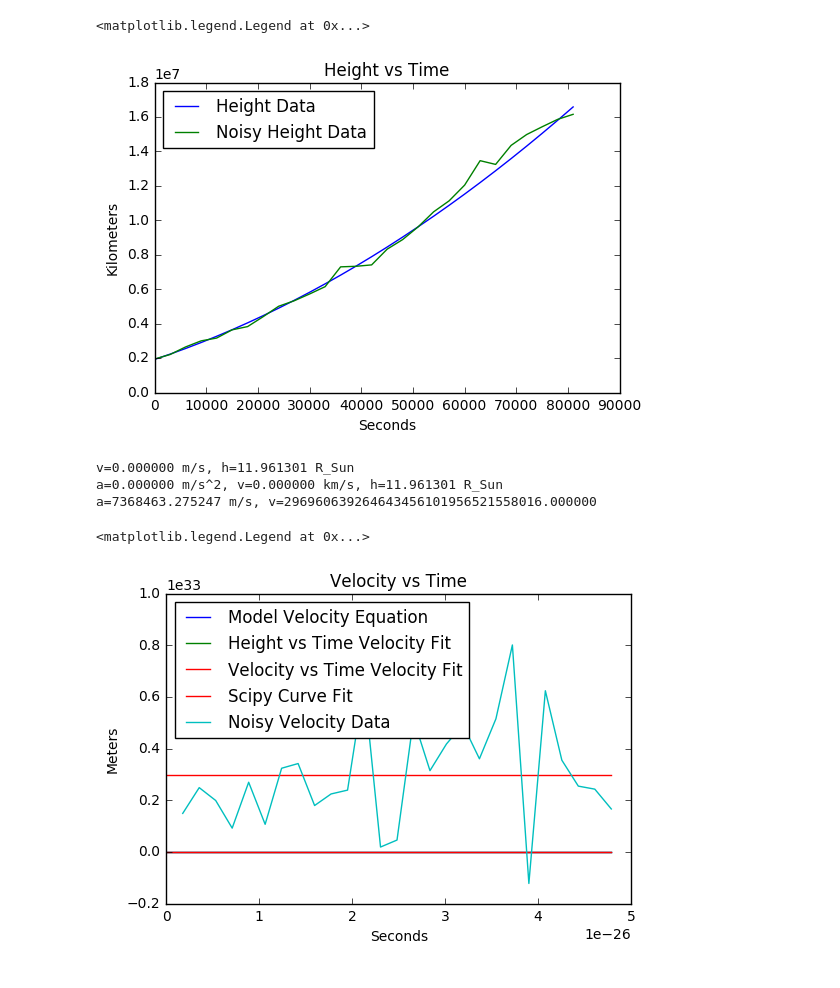
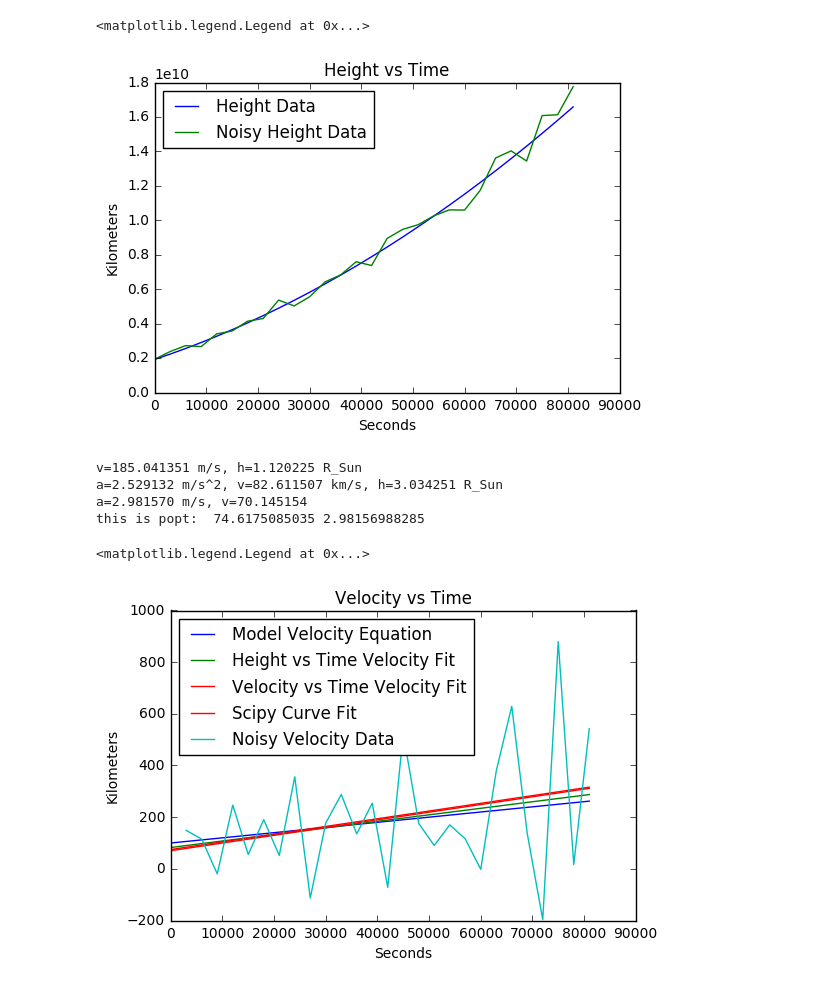
Before and after one commit to speerbetsy/analyzing_cme_speed, a Jupyter notebook: notebooks/fake_data_height_time.ipynb, the cells around one changed output. Cells and saved outputs as stored; diff of their text form; code cells hidden in the pictures.

```diff
--- a/notebooks/fake_data_height_time.ipynb
+++ b/notebooks/fake_data_height_time.ipynb
@@ -20,9 +20,9 @@ import cme_graphing
 # %%
 #based off Dec 19, 1996 data
 delta_time = 50.0 * 60.0 # 50 minutes apart for recordings, times 60 to get seconds 50
-h_0 = 2.76 * 6.95700e5 #height is 2.76 solar radius, in km. Grabbed from 1996
-v_0 = 100   #velocity is 100 km/s
-a_0 = 0.002 # km/s^2
+h_0 = 2.76 * 6.95700e8 #height is 2.76 solar radius, in km. Grabbed from 1996
+v_0 = 100  *1000 #velocity is 100 km/s
+a_0 = 2 # m/s^2
 
 time = np.arange(0.0, 1400.0*60, delta_time)
 h = h_0 + (v_0 * time) + (0.5 * (time**2) * a_0) #fake height data
@@ -36,48 +36,50 @@ plt.plot(time, noise_h, label='Noisy Height Data')
 plt.legend(loc=2)
 # %% [output]
 <matplotlib.legend.Legend at 0x...>
-[figure, old version]
+[figure, new version]
 # %%
 #Velocity 1: Model equation
 v = cme_graphing.velocity(time, v_0, a_0) #velocity function (in m/s) (also fitting function)
-v_noise = np.random.normal(scale=0.01, size=len(h))
+v_noise = np.random.normal(scale=0.05, size=len(h))
 v_data = v + v_noise
 
 #Velocity 2: Linear Algebra Least-squares method
 A = np.vstack([time, np.ones(len(time))]).T
 lin = np.linalg.lstsq(A, noise_h)[0] #grabs values for velocity
 A = np.vstack([time**2, time, np.ones(len(time))]).T
 quad = np.linalg.lstsq(A, noise_h)[0] #grabs values for acceleration and velocity
 fit_noisy_h = quad[1] + (time * quad[0]*2) #quad1=velocity, quad0=acceleration
-print('v=%f m/s, h=%f R_Sun' % (lin[0], lin[1]/6.95700e5))
-print('a=%f m/s^2, v=%f km/s, h=%f R_Sun' % ((quad[0]*2), quad[1], quad[2]/6.95700e5))
+print('v=%f m/s, h=%f R_Sun' % (lin[0]/1000, lin[1]/6.95700e8))
+print('a=%f m/s^2, v=%f km/s, h=%f R_Sun' % ((quad[0]*2), quad[1]/1000, quad[2]/6.95700e8))
 
 #Velocity 3: GOOD
 noisy_v=cme_graphing.get_derivative(noise_h, time)
 A = np.vstack([time, np.ones(len(time))]).T
 lin = np.linalg.lstsq(A[1:], noisy_v)[0]
 fit_noisy_v = lin[1] + (time * lin[0])
-print('a=%f m/s, v=%f ' % (lin[0], lin[1]))
+print('a=%f m/s, v=%f ' % (lin[0], lin[1]/1000))
 
 #Velocity 4: Plt curve fit function
-popt, pcov = curve_fit(cme_graphing.velocity, time, v_data)
+popt, pcov = curve_fit(cme_graphing.velocity, time[:-1]+(time[1:]-time[0:-1])*0.5, noisy_v)
+print ("this is popt: ", popt[0]/1000, popt[1])
 
 #Plotting
 plt.title("Velocity vs Time")
 plt.xlabel('Seconds')
-plt.ylabel('Meters')
-plt.plot(time, v, label='Model Velocity Equation')
-plt.plot(time, fit_noisy_h, label='Height vs Time Velocity Fit')
-plt.plot(time, fit_noisy_v, label='Velocity vs Time Velocity Fit')
-plt.plot(time, cme_graphing.velocity(time, *popt), 'r-', label='Scipy Curve Fit')
-plt.plot(time[1:], noisy_v, label='Noisy Velocity Data')
+plt.ylabel('Kilometers')
+plt.plot(time, v/1000, label='Model Velocity Equation')
+plt.plot(time, fit_noisy_h/1000, label='Height vs Time Velocity Fit')
+plt.plot(time, fit_noisy_v/1000, label='Velocity vs Time Velocity Fit')
+plt.plot(time, cme_graphing.velocity(time, *popt)/1000, 'r-', label='Scipy Curve Fit')
+plt.plot(time[1:], noisy_v/1000, label='Noisy Velocity Data')
 plt.legend(loc=2)
 # %% [output]
-v=0.000000 m/s, h=11.961301 R_Sun
-a=0.000000 m/s^2, v=0.000000 km/s, h=11.961301 R_Sun
-a=7368463.275247 m/s, v=296960639264643456101956521558016.000000
+v=185.041351 m/s, h=1.120225 R_Sun
+a=2.529132 m/s^2, v=82.611507 km/s, h=3.034251 R_Sun
+a=2.981570 m/s, v=70.145154
+this is popt:  74.6175085035 2.98156988285
 <matplotlib.legend.Legend at 0x...>
-[figure, old version]
+[figure, new version]
 # %%
 #Plot Velocity vs Time
 diff_height_data=np.diff(h)
```
Also changed, not shown: parts of 1 cell of this notebook.
